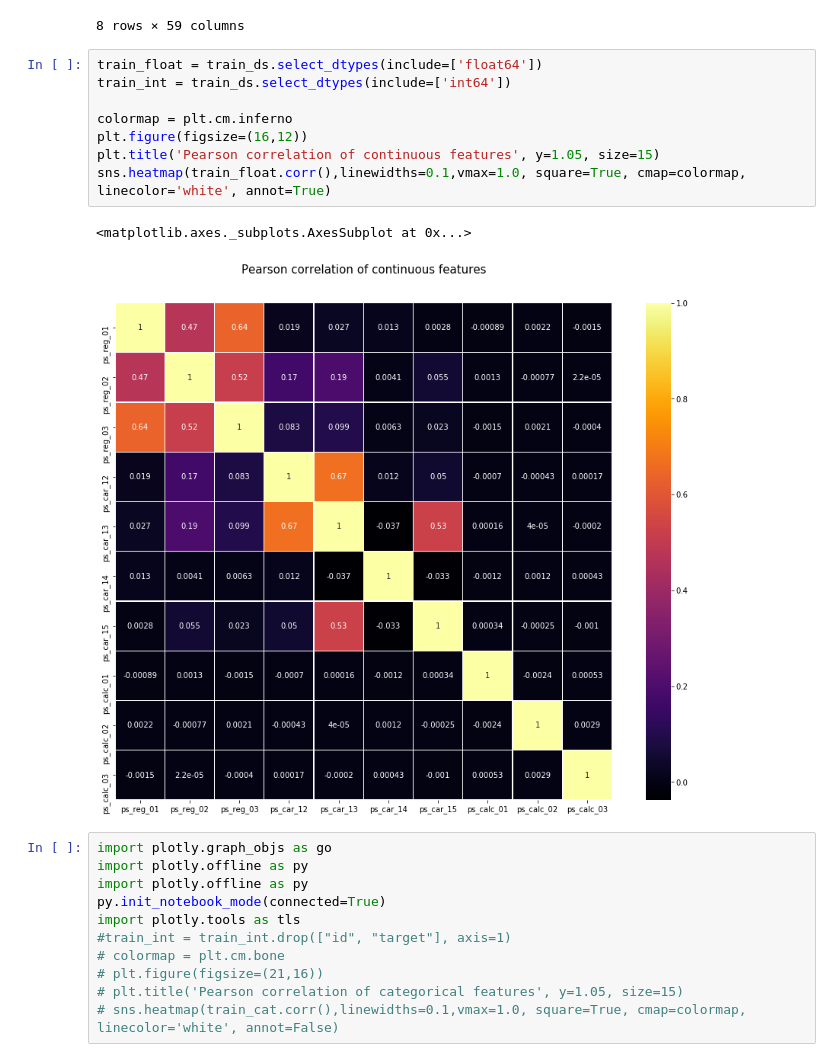
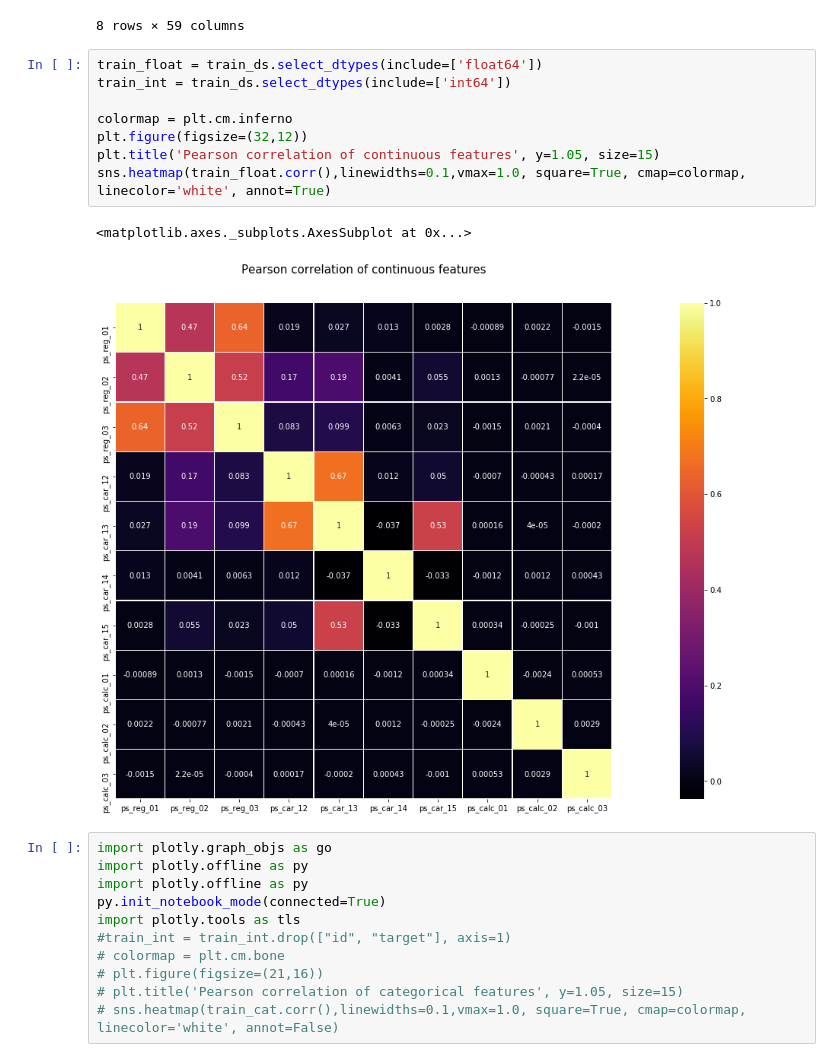
Before and after one commit to jwcunhagit/ml-ps, a Jupyter notebook: ps-data-exploration.ipynb, the cells around one changed output. Saved outputs shown, nothing was run; the diff lists cells and outputs as text.

```diff
--- a/ps-data-exploration.ipynb
+++ b/ps-data-exploration.ipynb
@@ -30,14 +40,14 @@ train_ds.describe()
 # %%
 train_float = train_ds.select_dtypes(include=['float64'])
 train_int = train_ds.select_dtypes(include=['int64'])
 
 colormap = plt.cm.inferno
-plt.figure(figsize=(16,12))
+plt.figure(figsize=(32,12))
 plt.title('Pearson correlation of continuous features', y=1.05, size=15)
 sns.heatmap(train_float.corr(),linewidths=0.1,vmax=1.0, square=True, cmap=colormap, linecolor='white', annot=True)
 # %% [output]
 <matplotlib.axes._subplots.AxesSubplot at 0x...>
-[figure, old version]
+[figure, new version]
 # %%
 import plotly.graph_objs as go
 import plotly.offline as py
```
Also changed, not shown: parts of 1 cell of this notebook, 24 other files.
